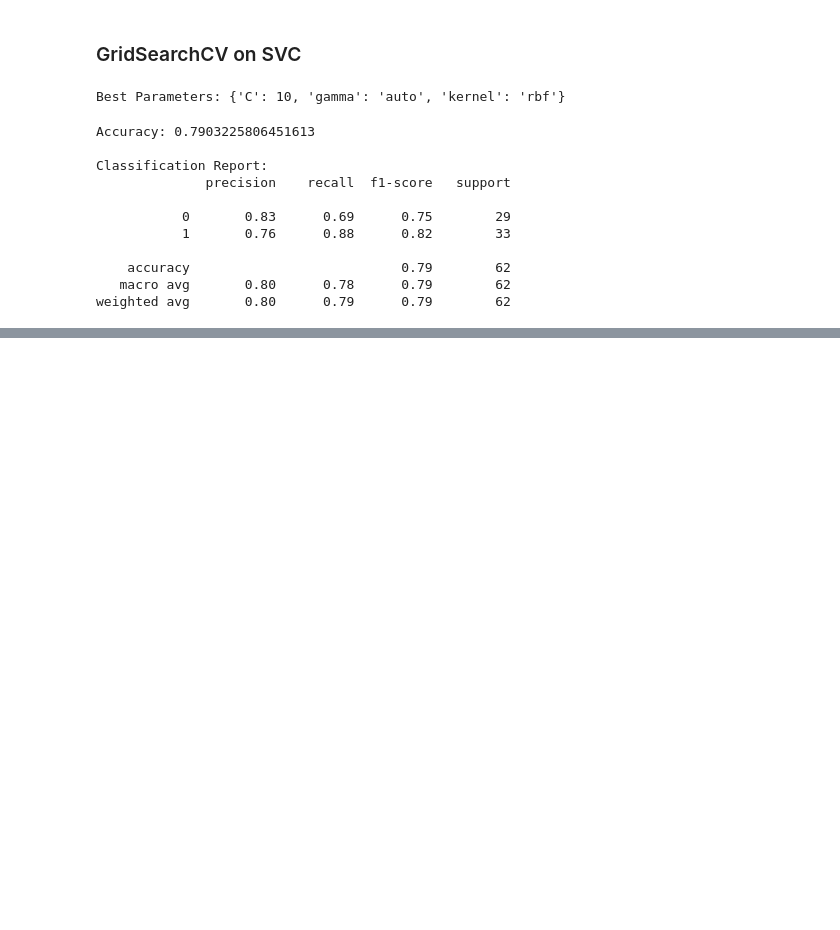
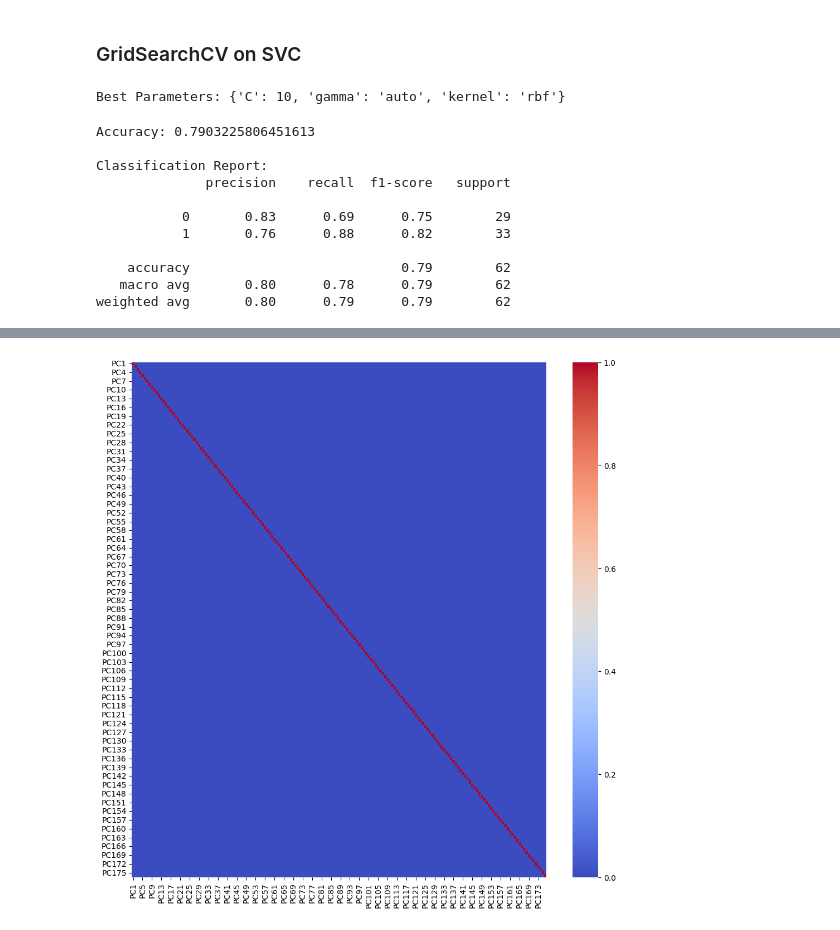
Before and after one commit to Klara-haas/brain_proteomics, a Jupyter notebook: model/model_notebook.ipynb, the cells around one changed output, grey strips where cells are left out. Drawn from its saved outputs; the diff is of its cells as text; code cells hidden in the pictures; blank space fills up the shorter version.

```diff
--- a/model/model_notebook.ipynb
+++ b/model/model_notebook.ipynb
@@ -1600,0 +2101,9 @@ svc_bis = SGDClassifier(loss='hinge', penalty='l2', alpha=1/10)
+# %%
+from sklearn.compose import make_column_transformer, make_column_selector
+
+preproccessor = make_column_transformer(
+    (preproc_categorical, ['gender']),
+    (preproc_numerical, make_column_selector(dtype_include=["int64", "float64"]))
+)
+
+preproccessor
@@ -1600,0 +2119,2 @@ svc_bis = SGDClassifier(loss='hinge', penalty='l2', alpha=1/10)
+# %%
+X_train = preproccessor.fit_transform(X_train)
@@ -1600,0 +2160,5 @@ svc_bis = SGDClassifier(loss='hinge', penalty='l2', alpha=1/10)
+# %%
+from sklearn.decomposition import PCA
+
+pca = PCA()
+pca.fit(X_train)
@@ -1600,0 +2206,6 @@ svc_bis = SGDClassifier(loss='hinge', penalty='l2', alpha=1/10)
+# %%
+#### X_proj with 174 PCs
+
+X_proj = pca.transform(X_train)
+X_proj = pd.DataFrame(X_proj, columns=[f'PC{i}' for i in range(1, 177)])
+X_proj
@@ -1600,0 +2226,5 @@ svc_bis = SGDClassifier(loss='hinge', penalty='l2', alpha=1/10)
+# %%
+plt.figure(figsize=(12,12))
+sns.heatmap(X_proj.corr(), cmap='coolwarm');
+# %% [output]
+[figure, added]
```
Also changed, not shown: parts of 93 cells of this notebook.
